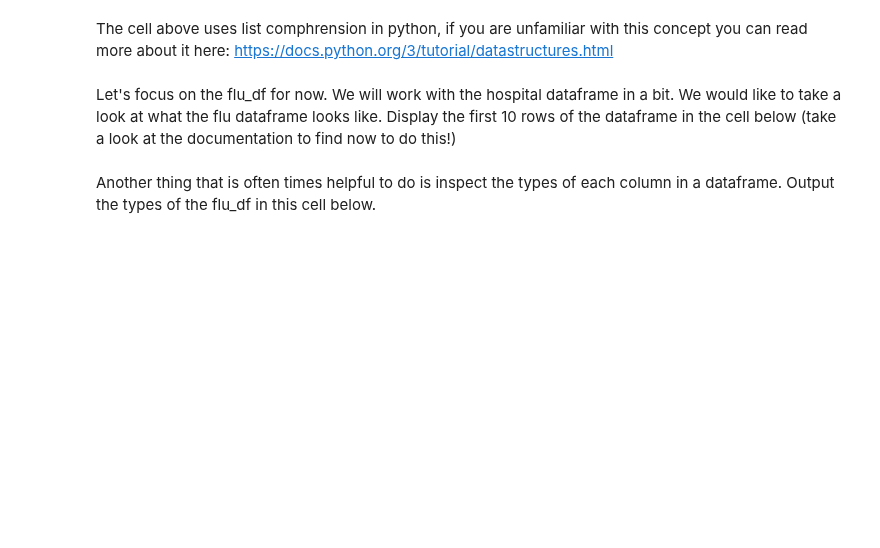
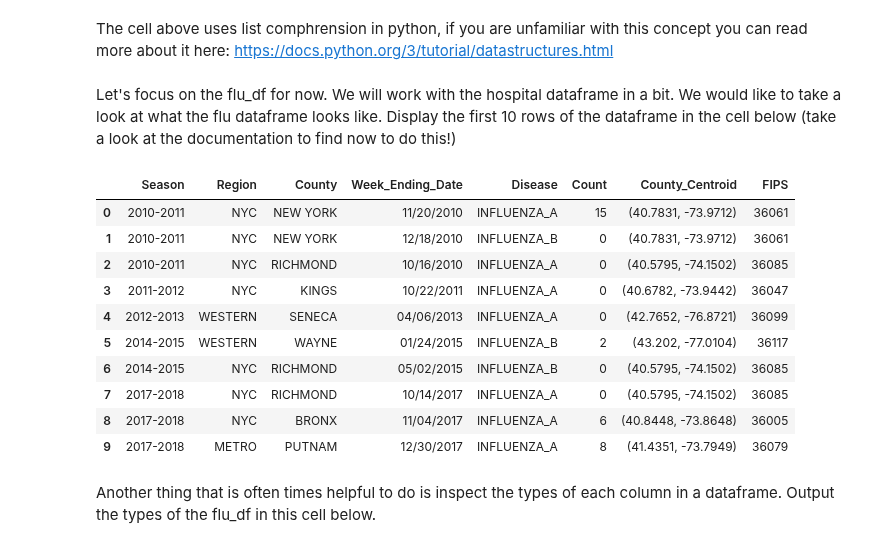
Before and after one commit to spatank/CIS-545, a Jupyter notebook: Homework_1_SPP.ipynb, the cells around one changed output. Cells and saved outputs as stored; diff of their text form; code cells hidden in the pictures; blank space fills up the shorter version.

```diff
--- a/Homework_1_SPP.ipynb
+++ b/Homework_1_SPP.ipynb
@@ -147,6 +147,10 @@ While reading documentation is hard at first, we **strongly encourage you** to g
 - Save the data types to `flu_df_types` (2 point)
 # %%
 # TODO: Import your two files to pandas dataframes -- make sure the dataframes are named correctly!
+hospital_df = pd.read_csv('NY_Hospital_Acquired_Infections__Beginning_2008.csv')
+hospital_df_types = hospital_df.dtypes
+flu_df = pd.read_csv('UPDATED_3_NY_Flu_Confirmed_Cases_By_County__Beginning_2009_10_Season.csv')
+flu_df_types = flu_df.dtypes
 # %%
 # Now runs this cell to update the column names; please don't delete this!
 hospital_df.columns = [column.replace(' ', '_') for column in hospital_df.columns]
@@ -159,6 +161,19 @@ The cell above uses list comphrension in python, if you are unfamiliar with this
 Let's focus on the flu_df for now. We will work with the hospital dataframe in a bit. We would like to take a look at what the flu dataframe looks like. Display the first 10 rows of the dataframe in the cell below (take a look at the documentation to find now to do this!)
 # %%
 # TODO: Display the first 10 rows of `flu_df`
+flu_df.head(10)
+# %% [output]
+|  | Season | Region | County | Week_Ending_Date | Disease | Count | County_Centroid | FIPS |
+| 0 | 2010-2011 | NYC | NEW YORK | 11/20/2010 | INFLUENZA_A | 15 | (40.7831, -73.9712) | 36061 |
+| 1 | 2010-2011 | NYC | NEW YORK | 12/18/2010 | INFLUENZA_B | 0 | (40.7831, -73.9712) | 36061 |
+| 2 | 2010-2011 | NYC | RICHMOND | 10/16/2010 | INFLUENZA_A | 0 | (40.5795, -74.1502) | 36085 |
+| 3 | 2011-2012 | NYC | KINGS | 10/22/2011 | INFLUENZA_A | 0 | (40.6782, -73.9442) | 36047 |
+| 4 | 2012-2013 | WESTERN | SENECA | 04/06/2013 | INFLUENZA_A | 0 | (42.7652, -76.8721) | 36099 |
+| 5 | 2014-2015 | WESTERN | WAYNE | 01/24/2015 | INFLUENZA_B | 2 | (43.202, -77.0104) | 36117 |
+| 6 | 2014-2015 | NYC | RICHMOND | 05/02/2015 | INFLUENZA_B | 0 | (40.5795, -74.1502) | 36085 |
+| 7 | 2017-2018 | NYC | RICHMOND | 10/14/2017 | INFLUENZA_A | 0 | (40.5795, -74.1502) | 36085 |
+| 8 | 2017-2018 | NYC | BRONX | 11/04/2017 | INFLUENZA_A | 6 | (40.8448, -73.8648) | 36005 |
+| 9 | 2017-2018 | METRO | PUTNAM | 12/30/2017 | INFLUENZA_A | 8 | (41.4351, -73.7949) | 36079 |
 # %% [markdown]
 Another thing that is often times helpful to do is inspect the types of each column in a dataframe. Output the types of the flu_df in this cell below.
 # %%
```
Also changed, not shown: parts of 23 cells of this notebook.
